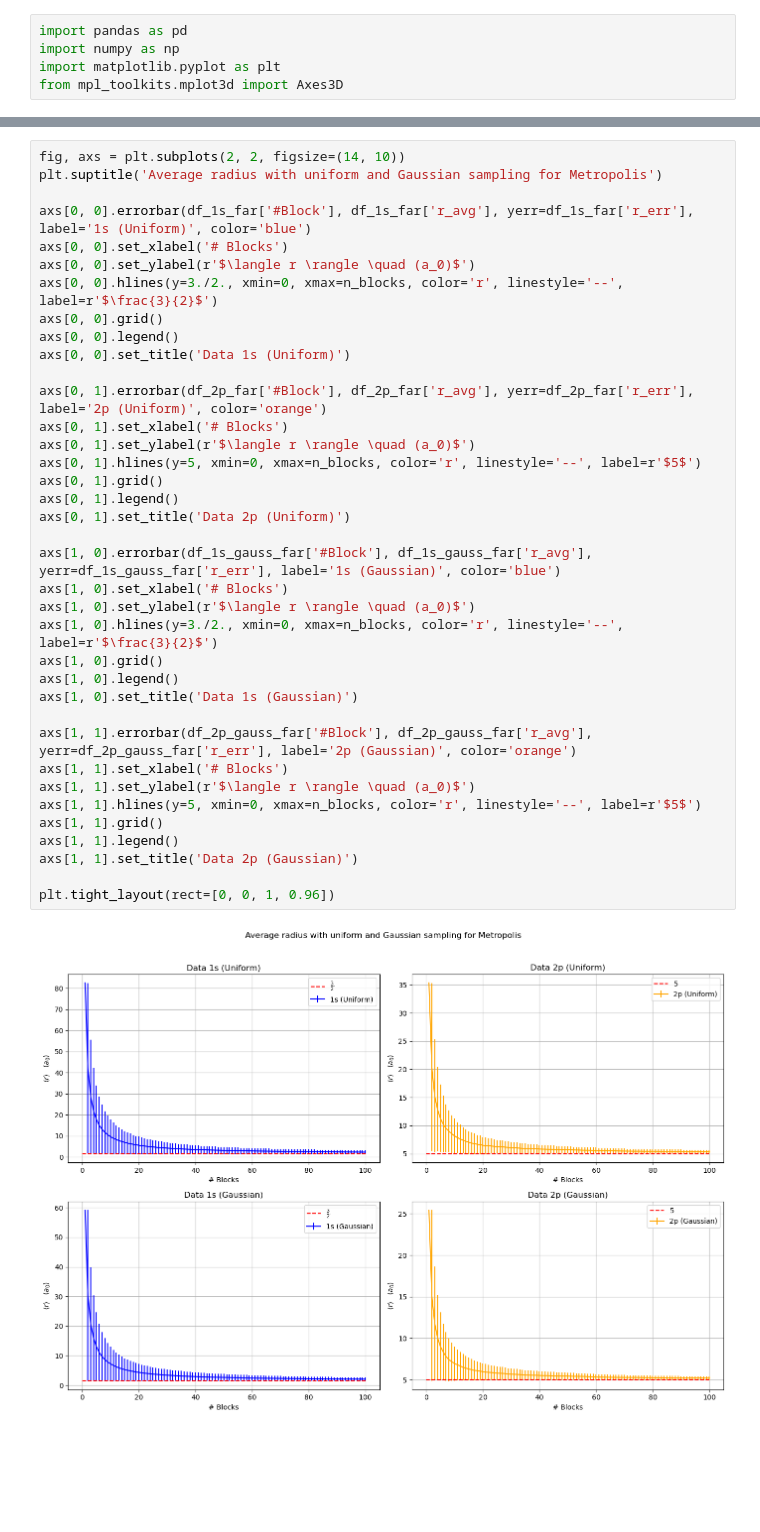
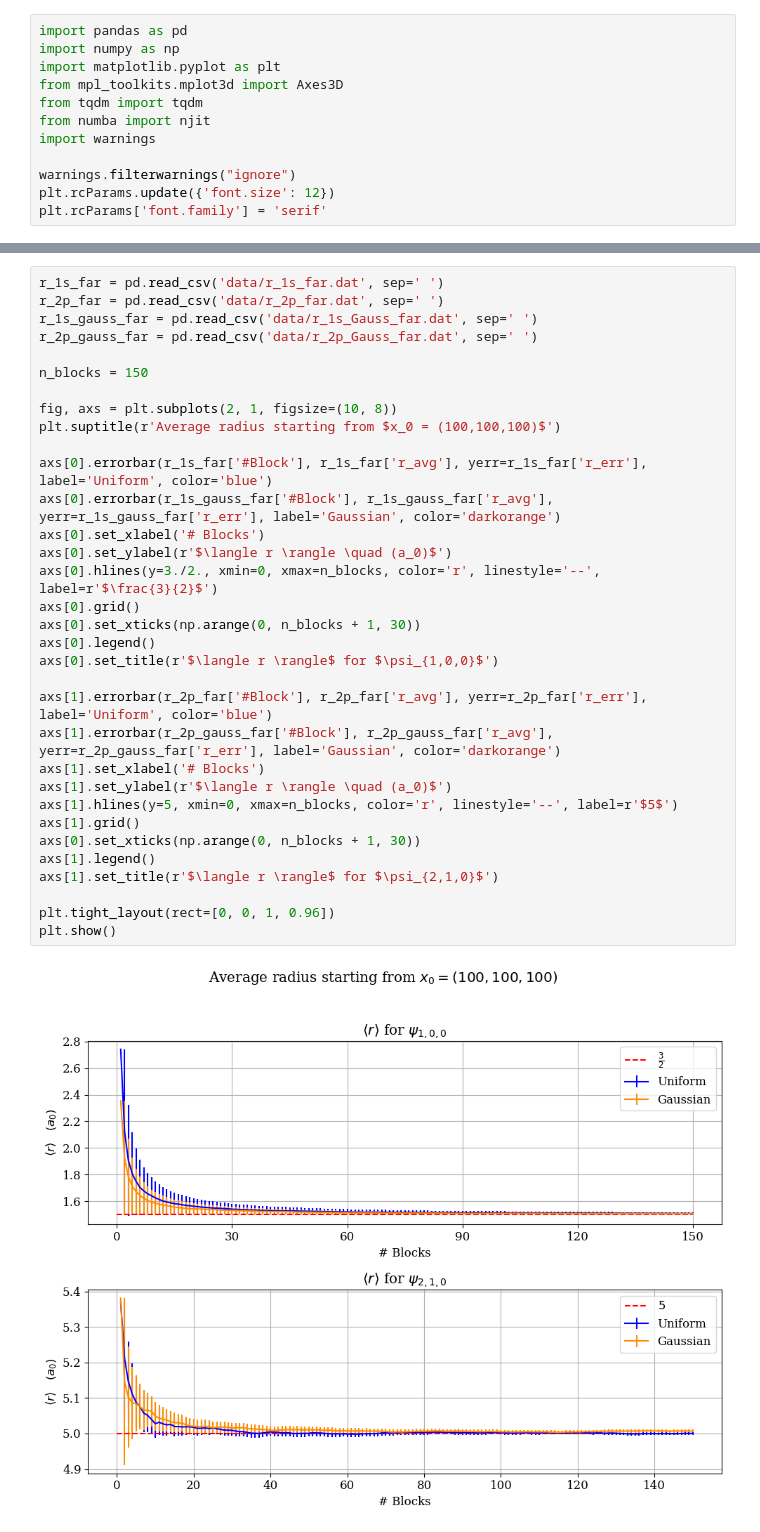
Before and after one commit to lorenzoesposito2/NSL, a Jupyter notebook: Exercises_05/Exercise_05.ipynb, the cells around one changed output, grey strips where cells are left out. Drawn from its saved outputs; the diff is of its cells as text; blank space fills up the shorter version.

```diff
--- a/Exercises_05/Exercise_05.ipynb
+++ b/Exercises_05/Exercise_05.ipynb
@@ -3,3 +103,10 @@ import pandas as pd
 import numpy as np
 import matplotlib.pyplot as plt
 from mpl_toolkits.mplot3d import Axes3D
+from tqdm import tqdm
+from numba import njit
+import warnings
+
+warnings.filterwarnings("ignore")
+plt.rcParams.update({'font.size': 12})
+plt.rcParams['font.family'] = 'serif'
@@ -92,39 +214,35 @@ df_2p_gauss_far = pd.read_csv('data/r_2p_Gauss_far.dat', sep=' ')
 # %%
-fig, axs = plt.subplots(2, 2, figsize=(14, 10))
-plt.suptitle('Average radius with uniform and Gaussian sampling for Metropolis')
+r_1s_far = pd.read_csv('data/r_1s_far.dat', sep=' ')
+r_2p_far = pd.read_csv('data/r_2p_far.dat', sep=' ')
+r_1s_gauss_far = pd.read_csv('data/r_1s_Gauss_far.dat', sep=' ')
+r_2p_gauss_far = pd.read_csv('data/r_2p_Gauss_far.dat', sep=' ')
 
-axs[0, 0].errorbar(df_1s_far['#Block'], df_1s_far['r_avg'], yerr=df_1s_far['r_err'], label='1s (Uniform)', color='blue')
-axs[0, 0].set_xlabel('# Blocks')
-axs[0, 0].set_ylabel(r'$\langle r \rangle \quad (a_0)$')
-axs[0, 0].hlines(y=3./2., xmin=0, xmax=n_blocks, color='r', linestyle='--', label=r'$\frac{3}{2}$')
-axs[0, 0].grid()
-axs[0, 0].legend()
-axs[0, 0].set_title('Data 1s (Uniform)')
+n_blocks = 150
 
-axs[0, 1].errorbar(df_2p_far['#Block'], df_2p_far['r_avg'], yerr=df_2p_far['r_err'], label='2p (Uniform)', color='orange')
-axs[0, 1].set_xlabel('# Blocks')
-axs[0, 1].set_ylabel(r'$\langle r \rangle \quad (a_0)$')
-axs[0, 1].hlines(y=5, xmin=0, xmax=n_blocks, color='r', linestyle='--', label=r'$5$')
-axs[0, 1].grid()
-axs[0, 1].legend()
-axs[0, 1].set_title('Data 2p (Uniform)')
+fig, axs = plt.subplots(2, 1, figsize=(10, 8))
+plt.suptitle(r'Average radius starting from $x_0 = (100,100,100)$')
 
-axs[1, 0].errorbar(df_1s_gauss_far['#Block'], df_1s_gauss_far['r_avg'], yerr=df_1s_gauss_far['r_err'], label='1s (Gaussian)', color='blue')
-axs[1, 0].set_xlabel('# Blocks')
-axs[1, 0].set_ylabel(r'$\langle r \rangle \quad (a_0)$')
-axs[1, 0].hlines(y=3./2., xmin=0, xmax=n_blocks, color='r', linestyle='--', label=r'$\frac{3}{2}$')
-axs[1, 0].grid()
-axs[1, 0].legend()
-axs[1, 0].set_title('Data 1s (Gaussian)')
+axs[0].errorbar(r_1s_far['#Block'], r_1s_far['r_avg'], yerr=r_1s_far['r_err'], label='Uniform', color='blue')
+axs[0].errorbar(r_1s_gauss_far['#Block'], r_1s_gauss_far['r_avg'], yerr=r_1s_gauss_far['r_err'], label='Gaussian', color='darkorange')
+axs[0].set_xlabel('# Blocks')
+axs[0].set_ylabel(r'$\langle r \rangle \quad (a_0)$')
+axs[0].hlines(y=3./2., xmin=0, xmax=n_blocks, color='r', linestyle='--', label=r'$\frac{3}{2}$')
+axs[0].grid()
+axs[0].set_xticks(np.arange(0, n_blocks + 1, 30))
+axs[0].legend()
+axs[0].set_title(r'$\langle r \rangle$ for $\psi_{1,0,0}$')
 
-axs[1, 1].errorbar(df_2p_gauss_far['#Block'], df_2p_gauss_far['r_avg'], yerr=df_2p_gauss_far['r_err'], label='2p (Gaussian)', color='orange')
-axs[1, 1].set_xlabel('# Blocks')
-axs[1, 1].set_ylabel(r'$\langle r \rangle \quad (a_0)$')
-axs[1, 1].hlines(y=5, xmin=0, xmax=n_blocks, color='r', linestyle='--', label=r'$5$')
-axs[1, 1].grid()
-axs[1, 1].legend()
-axs[1, 1].set_title('Data 2p (Gaussian)')
+axs[1].errorbar(r_2p_far['#Block'], r_2p_far['r_avg'], yerr=r_2p_far['r_err'], label='Uniform', color='blue')
+axs[1].errorbar(r_2p_gauss_far['#Block'], r_2p_gauss_far['r_avg'], yerr=r_2p_gauss_far['r_err'], label='Gaussian', color='darkorange')
+axs[1].set_xlabel('# Blocks')
+axs[1].set_ylabel(r'$\langle r \rangle \quad (a_0)$')
+axs[1].hlines(y=5, xmin=0, xmax=n_blocks, color='r', linestyle='--', label=r'$5$')
+axs[1].grid()
+axs[0].set_xticks(np.arange(0, n_blocks + 1, 30))
+axs[1].legend()
+axs[1].set_title(r'$\langle r \rangle$ for $\psi_{2,1,0}$')
 
 plt.tight_layout(rect=[0, 0, 1, 0.96])
+plt.show()
 # %% [output]
-[figure, old version]
+[figure, new version]
```
Also changed, not shown: parts of 25 cells of this notebook, 22 other files.
